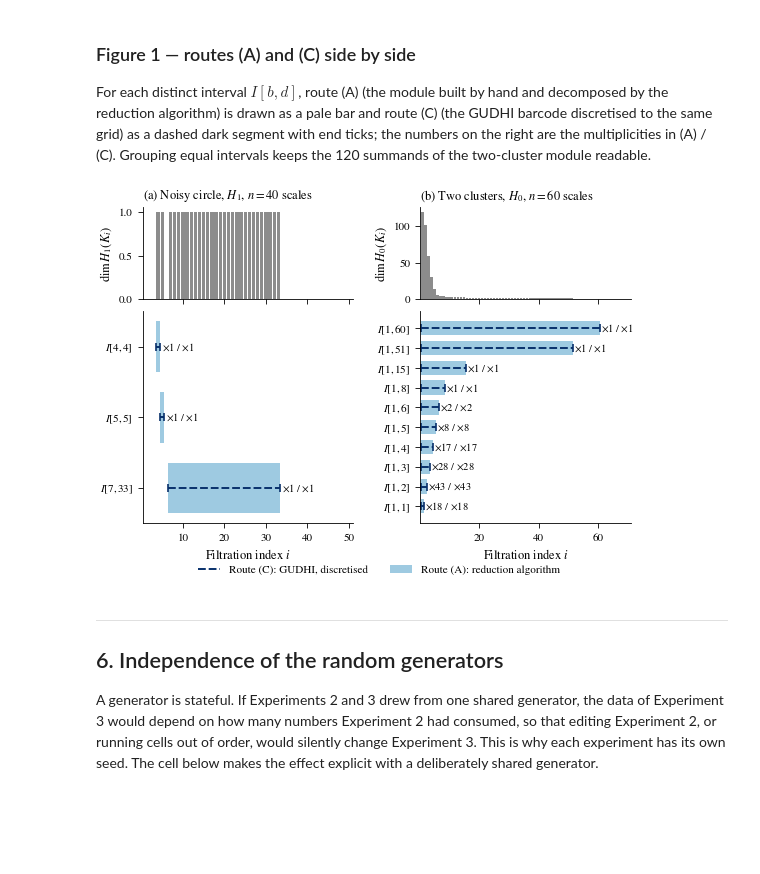
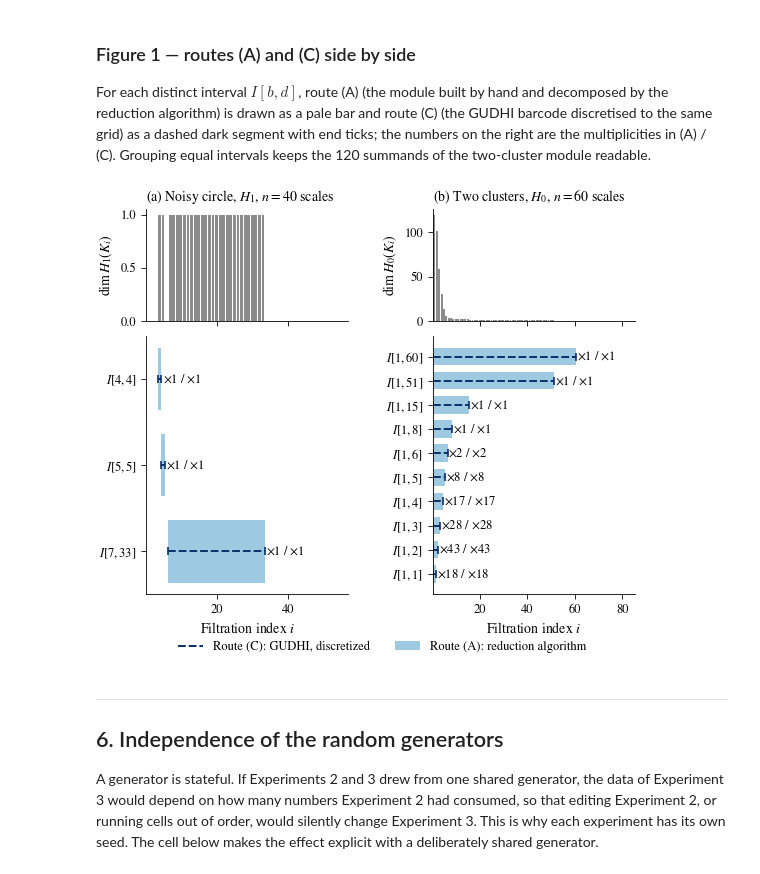
Before and after one commit to delsikariman/persistence-module-verification, a Jupyter notebook: verification.ipynb, the cells around one changed output. Cells and saved outputs as stored; diff of their text form; code cells hidden in the pictures; blank space fills up the shorter version.

```diff
--- a/verification.ipynb
+++ b/verification.ipynb
@@ -62,9 +62,9 @@ os.makedirs("figures", exist_ok=True)
 
 plt.rcParams.update({
     "font.family": "serif", "font.serif": ["STIXGeneral", "DejaVu Serif"],
-    "mathtext.fontset": "stix", "font.size": 9, "axes.labelsize": 9,
-    "axes.titlesize": 9, "xtick.labelsize": 8, "ytick.labelsize": 8,
-    "legend.fontsize": 8, "axes.linewidth": 0.6, "xtick.major.width": 0.6,
+    "mathtext.fontset": "stix", "font.size": 10, "axes.labelsize": 10,
+    "axes.titlesize": 10, "xtick.labelsize": 9, "ytick.labelsize": 9,
+    "legend.fontsize": 9, "axes.linewidth": 0.6, "xtick.major.width": 0.6,
     "ytick.major.width": 0.6, "pdf.fonttype": 42, "savefig.bbox": "tight",
     "savefig.pad_inches": 0.02,
 })
@@ -965,8 +1166,8 @@ diag_c = gudhi.RipsComplex(points=circle, max_edge_length=2.5)\
 full_c = bars_by_degree(diag_c)
 RM = 1.75                                       # plotting position of "+infinity"
 
-fig, (a1, a2) = plt.subplots(1, 2, figsize=(FIG_W, 2.7),
-                             gridspec_kw=dict(wspace=0.3, width_ratios=[1, 1.35]))
+fig, (a1, a2) = plt.subplots(1, 2, figsize=(FIG_W, 3.2),
+                             gridspec_kw=dict(wspace=0.32, width_ratios=[1, 1.35]))
 # (a) persistence diagram
 for deg, c, mk in ((0, C_H0, "o"), (1, C_H1, "^")):
     pts = np.array(full_c[deg])
@@ -975,7 +1176,7 @@ for deg, c, mk in ((0, C_H0, "o"), (1, C_H1, "^")):
                label=rf"$H_{deg}$")
 a1.plot([0, RM], [0, RM], color="0.4", lw=0.7)
 a1.axhline(RM, color="0.6", lw=0.6, ls="--")
-a1.text(0.02, RM + 0.03, r"$+\infty$", fontsize=7.5)
+a1.text(0.02, RM + 0.03, r"$+\infty$", fontsize=9)
 a1.set_xlim(-0.03, RM + 0.05); a1.set_ylim(-0.03, RM + 0.12); a1.set_aspect("equal")
 a1.set_xlabel("Birth scale"); a1.set_ylabel("Death scale")
 a1.legend(loc="lower right", frameon=False)
@@ -983,13 +1184,13 @@ a1.set_title("(a) Persistence diagram", loc="left")
 a1.spines[["top", "right"]].set_visible(False)
 # (b) H_1 barcode, with an inset enlarging the short bars
 draw_barcode(a2, {1: full_c[1]}, RM, {1: C_H1}, lw=2.4)
-ins = a2.inset_axes([0.5, 0.18, 0.47, 0.62])
+ins = a2.inset_axes([0.47, 0.30, 0.50, 0.50])
 short = sorted(full_c[1], key=lambda t: -(t[1] - t[0]))[1:]
 for y, (b, e) in enumerate(short):
     ins.plot([b, e], [y, y], color=C_H1, lw=2.4, solid_capstyle="butt")
 ins.set_ylim(len(short) - 0.4, -0.6); ins.set_yticks([])
-ins.set_xlabel(r"scale $r$ (zoom)", fontsize=7.5); ins.tick_params(labelsize=7)
-ins.set_title(f"{len(short)} short $H_1$ bars", fontsize=7.5)
+ins.set_xlabel(r"scale $r$ (zoom)", fontsize=9); ins.tick_params(labelsize=8.5)
+ins.set_title(f"{len(short)} short $H_1$ bars", fontsize=9)
 a2.set_title(r"(b) $H_1$ barcode (bars sorted by length)", loc="left")
 save_fig(fig, "fig3_circle")
 plt.show()
@@ -1118,7 +1319,7 @@ full_k = bars_by_degree(diag_k)[0]
 delta = float(np.sqrt(((c1[:, None, :] - c2[None, :, :]) ** 2).sum(-1)).min())
 RM = 1.6
 
-fig, (b1, b2) = plt.subplots(1, 2, figsize=(FIG_W, 3.0),
+fig, (b1, b2) = plt.subplots(1, 2, figsize=(FIG_W, 3.5),
                              gridspec_kw=dict(wspace=0.08, width_ratios=[1.5, 1]))
 srt = sorted(full_k, key=lambda t: -min(t[1], 99))
 long2, short = srt[:2], srt[2:]
@@ -1132,7 +1333,7 @@ for y, (b, e) in zip((-18, -9), long2):
 for y, (b, e) in enumerate(short):
     b1.plot([b, e], [y, y], color=C_H0, lw=1.4, solid_capstyle="butt")
 b1.axvline(delta, color="0.3", lw=0.7, ls="--")
-b1.text(delta + 0.03, 40, rf"$\delta={delta:.3f}$", fontsize=8)
+b1.text(delta + 0.03, 40, rf"$\delta={delta:.3f}$", fontsize=9.5)
 b1.set_ylim(len(short) + 1, -23); b1.set_xlim(0, RM * 1.06)
 b1.set_yticks([-18, -9, 0, 58, 117])
 b1.set_yticklabels([r"$[0,\infty)$", r"$[0,\delta)$", "short 1", "short 59", "short 118"])
@@ -1143,7 +1344,7 @@ deaths = np.array([e for _, e in short])
 b2.hist(deaths, bins=np.linspace(0, 0.34, 35), color=C_H0)
 b2.set_xlabel("Death scale of the 118 short bars")
 b2.set_ylabel("Count"); b2.yaxis.set_label_position("right"); b2.yaxis.tick_right()
-b2.set_title("(b) Short bars: distribution of deaths", loc="left")
+b2.set_title("(b) Deaths of the short bars", loc="left")
 b1.spines[["top", "right"]].set_visible(False)
 b2.spines[["top", "left"]].set_visible(False)
 save_fig(fig, "fig4_clusters")
@@ -1168,40 +1369,40 @@ def routes_panel(ax_top, ax_bot, dims, A_bars, C_bars, title, deg):
     A_, C_ = Counter(A_bars), Counter(C_bars)
     keys = sorted(set(A_) | set(C_), key=lambda k: (k[0], -k[1]))
     for y, (b, e) in enumerate(keys):
         ax_bot.barh(y, e - b + 1, left=b - 0.5, height=0.72, color=C_A, edgecolor="none",
                     label="Route (A): reduction algorithm" if y == 0 else None)
         ax_bot.plot([b - 0.5, e + 0.5], [y, y], color=C_C, lw=1.4, ls=(0, (4, 1.5)),
-                    label="Route (C): GUDHI, discretised" if y == 0 else None)
+                    label="Route (C): GUDHI, discretized" if y == 0 else None)
         ax_bot.plot([b - 0.5, e + 0.5], [y, y], ls="none", marker="|", ms=6, mew=1.2,
                     color=C_C)
         ax_bot.text(e + 0.9, y, rf"$\times{A_[(b, e)]}$ / $\times{C_[(b, e)]}$",
-                    va="center", fontsize=7.5)
+                    va="center", fontsize=9)
     ax_bot.set_yticks(range(len(keys)))
     ax_bot.set_yticklabels([rf"$I[{b},{e}]$" for b, e in keys])
     ax_bot.invert_yaxis()
     ax_bot.set_xlabel(r"Filtration index $i$")
     for ax in (ax_top, ax_bot):
-        ax.set_xlim(0.3, n + 11)
+        ax.set_xlim(0.3, n * 1.42)
         ax.spines[["top", "right"]].set_visible(False)
 
 
 A_circle = qrep.decompose(phis_c, 2)
 C_circle = tda.discretise_barcode(gudhi_bars(X1, RMAX, 2, 1), grid_c)
 A_clust = qrep.decompose(phis_k, 2)
 C_clust = tda.discretise_barcode(gudhi_bars(clusters, 3.0, 1, 0), grid_k)
 
-fig, axs = plt.subplots(2, 2, figsize=(FIG_W, 4.1), sharex="col",
-                        gridspec_kw=dict(height_ratios=[1, 2.3], hspace=0.08, wspace=0.32))
+fig, axs = plt.subplots(2, 2, figsize=(FIG_W, 5.0), sharex="col",
+                        gridspec_kw=dict(height_ratios=[1, 2.3], hspace=0.08, wspace=0.42))
 routes_panel(axs[0, 0], axs[1, 0], dims_c, A_circle, C_circle,
              rf"(a) Noisy circle, $H_1$, $n={N_GRID}$ scales", 1)
 routes_panel(axs[0, 1], axs[1, 1], dims_k, A_clust, C_clust,
              rf"(b) Two clusters, $H_0$, $n={N_GRID_K}$ scales", 0)
 h, l = axs[1, 0].get_legend_handles_labels()
-fig.legend(h, l, loc="lower center", ncol=2, frameon=False, bbox_to_anchor=(0.5, -0.04))
+fig.legend(h, l, loc="lower center", ncol=2, frameon=False, bbox_to_anchor=(0.5, -0.03))
 save_fig(fig, "fig1_routes_A_C")
 plt.show()
 # %% [output]
-[figure, old version]
+[figure, new version]
 # %% [markdown]
 ---
 ## 6. Independence of the random generators
```
Also changed, not shown: parts of 11 cells of this notebook.
